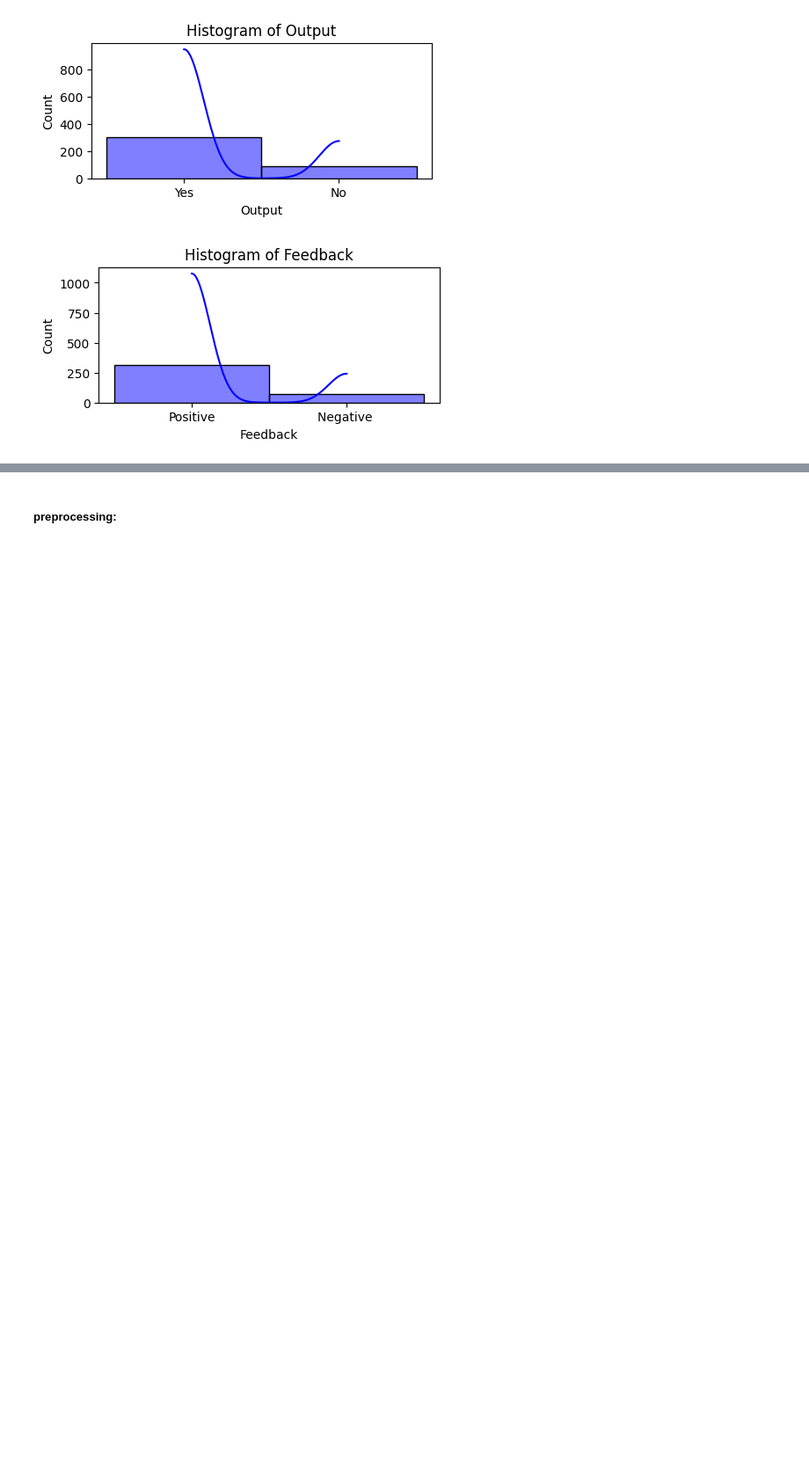
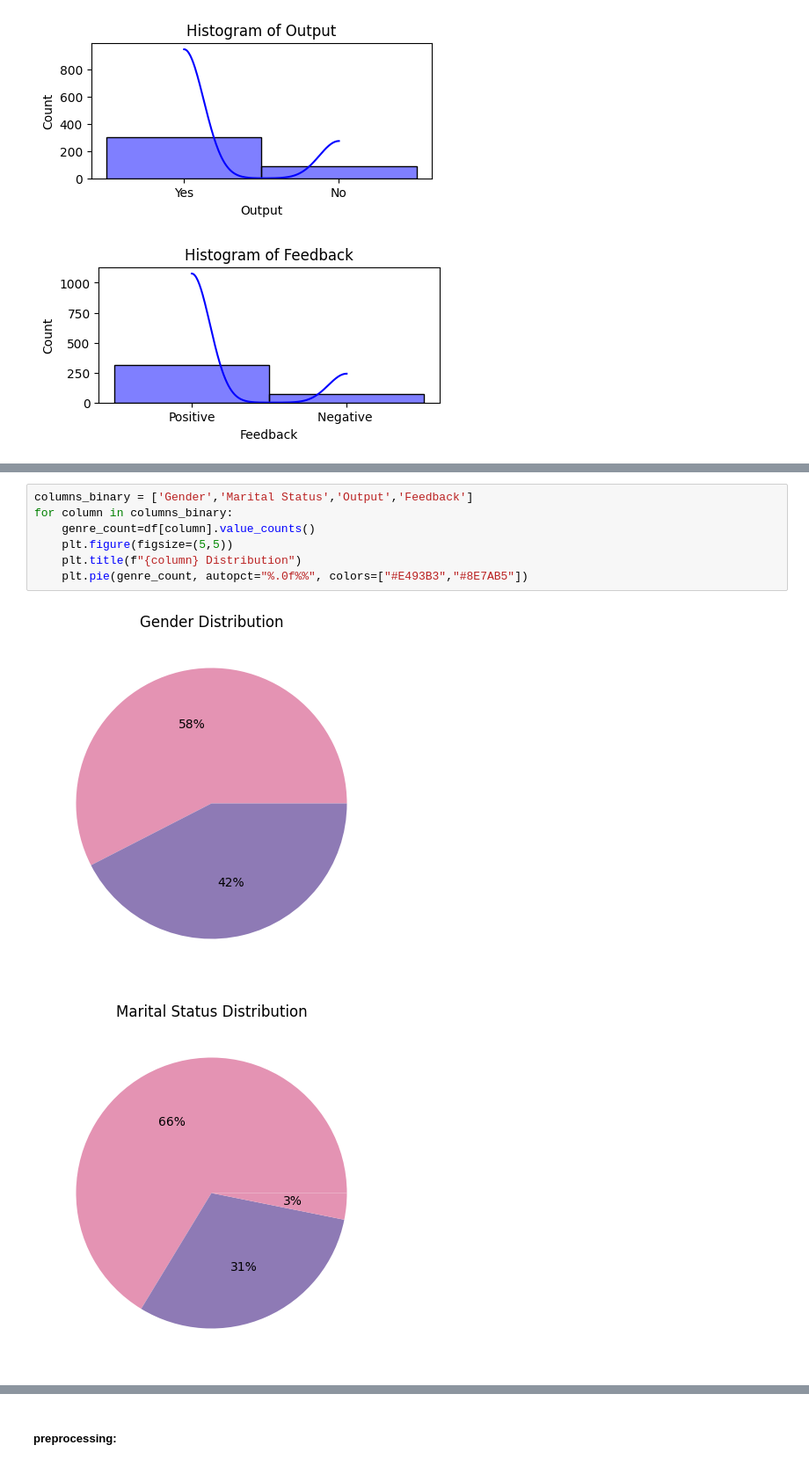
Before and after one commit to montmsn/ML_online_food_dataset, a Jupyter notebook: main.ipynb, the cells around one changed output, grey strips where cells are left out. Shown at 88% size. Cells and saved outputs as stored; diff of their text form; blank space fills up the shorter version.

```diff
--- a/main.ipynb
+++ b/main.ipynb
@@ -50,0 +58,10 @@ for column in columns:
+# %%
+columns_binary = ['Gender','Marital Status','Output','Feedback']
+for column in columns_binary:
+    genre_count=df[column].value_counts()
+    plt.figure(figsize=(5,5))
+    plt.title(f"{column} Distribution")
+    plt.pie(genre_count, autopct="%.0f%%", colors=["#E493B3","#8E7AB5"])
+# %% [output]
+[figure, added]
+[figure, added]
```
Also changed, not shown: parts of 4 cells of this notebook.
